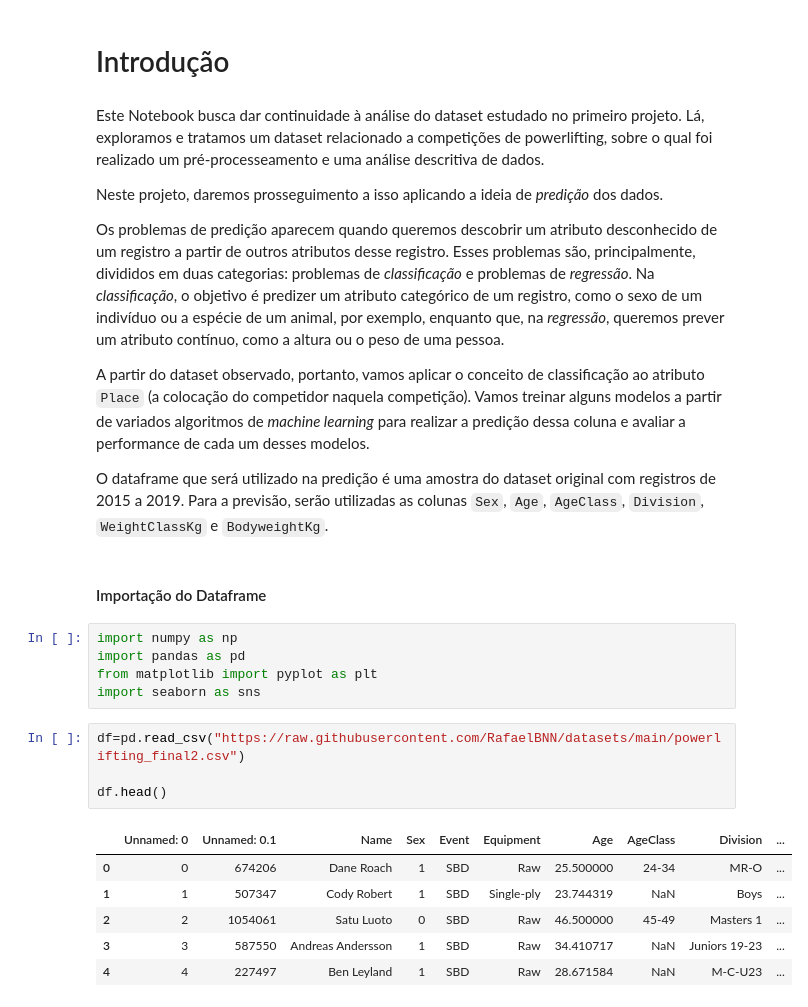
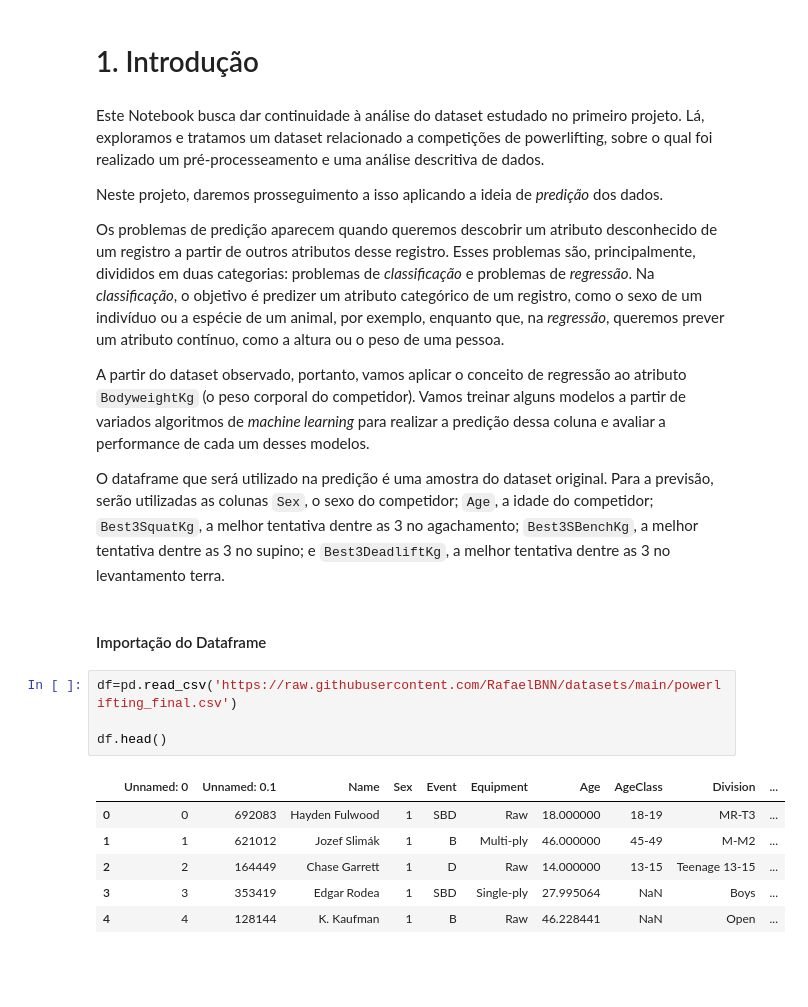
Before and after one commit to RafaelBNN/if697, a Jupyter notebook: Projeto_2_IF697.ipynb, the cells around one changed output. Drawn from its saved outputs; the diff is of its cells as text; blank space fills up the shorter version.

```diff
--- a/Projeto_2_IF697.ipynb
+++ b/Projeto_2_IF697.ipynb
@@ -17,5 +30,5 @@ Dessa forma, vamos utilizar os anos de 2015 a 2018 para *training* e *validation
 # %% [markdown]
-# Introdução
+# 1. Introdução
 # %% [markdown]
 Este Notebook busca dar continuidade à análise do dataset estudado no primeiro projeto. Lá, exploramos e tratamos um dataset relacionado a competições de powerlifting, sobre o qual foi realizado um pré-processeamento e uma análise descritiva de dados.
 
@@ -23,24 +36,19 @@ Neste projeto, daremos prosseguimento a isso aplicando a ideia de *predição* d
 
 Os problemas de predição aparecem quando queremos descobrir um atributo desconhecido de um registro a partir de outros atributos desse registro. Esses problemas são, principalmente, divididos em duas categorias: problemas de *classificação* e problemas de *regressão*. Na *classificação*, o objetivo é predizer um atributo categórico de um registro, como o sexo de um indivíduo ou a espécie de um animal, por exemplo, enquanto que, na *regressão*, queremos prever um atributo contínuo, como a altura ou o peso de uma pessoa.
 
-A partir do dataset observado, portanto, vamos aplicar o conceito de classificação ao atributo `Place` (a colocação do competidor naquela competição). Vamos treinar alguns modelos a partir de variados algoritmos de *machine learning* para realizar a predição dessa coluna e avaliar a performance de cada um desses modelos.
+A partir do dataset observado, portanto, vamos aplicar o conceito de regressão ao atributo `BodyweightKg` (o peso corporal do competidor). Vamos treinar alguns modelos a partir de variados algoritmos de *machine learning* para realizar a predição dessa coluna e avaliar a performance de cada um desses modelos.
 
-O dataframe que será utilizado na predição é uma amostra do dataset original com registros de 2015 a 2019. Para a previsão, serão utilizadas as colunas `Sex`, `Age`, `AgeClass`, `Division`, `WeightClassKg` e `BodyweightKg`.
+O dataframe que será utilizado na predição é uma amostra do dataset original. Para a previsão, serão utilizadas as colunas `Sex`, o sexo do competidor; `Age`, a idade do competidor; `Best3SquatKg`, a melhor tentativa dentre as 3 no agachamento; `Best3SBenchKg`, a melhor tentativa dentre as 3 no supino; e `Best3DeadliftKg`, a melhor tentativa dentre as 3 no levantamento terra.
 # %% [markdown]
 #### Importação do Dataframe
-# %%
-import numpy as np
-import pandas as pd
-from matplotlib import pyplot as plt
-import seaborn as sns
 # %%
-df=pd.read_csv("https://raw.githubusercontent.com/RafaelBNN/datasets/main/powerlifting_final2.csv")
+df=pd.read_csv('https://raw.githubusercontent.com/RafaelBNN/datasets/main/powerlifting_final.csv')
 
 df.head()
 # %% [output]
 |  | Unnamed: 0 | Unnamed: 0.1 | Name | Sex | Event | Equipment | Age | AgeClass | Division | ... |
-| 0 | 0 | 674206 | Dane Roach | 1 | SBD | Raw | 25.500000 | 24-34 | MR-O | ... |
-| 1 | 1 | 507347 | Cody Robert | 1 | SBD | Single-ply | 23.744319 | NaN | Boys | ... |
-| 2 | 2 | 1054061 | Satu Luoto | 0 | SBD | Raw | 46.500000 | 45-49 | Masters 1 | ... |
-| 3 | 3 | 587550 | Andreas Andersson | 1 | SBD | Raw | 34.410717 | NaN | Juniors 19-23 | ... |
-| 4 | 4 | 227497 | Ben Leyland | 1 | SBD | Raw | 28.671584 | NaN | M-C-U23 | ... |
+| 0 | 0 | 692083 | Hayden Fulwood | 1 | SBD | Raw | 18.000000 | 18-19 | MR-T3 | ... |
+| 1 | 1 | 621012 | Jozef Slimák | 1 | B | Multi-ply | 46.000000 | 45-49 | M-M2 | ... |
+| 2 | 2 | 164449 | Chase Garrett | 1 | D | Raw | 14.000000 | 13-15 | Teenage 13-15 | ... |
+| 3 | 3 | 353419 | Edgar Rodea | 1 | SBD | Single-ply | 27.995064 | NaN | Boys | ... |
+| 4 | 4 | 128144 | K. Kaufman | 1 | B | Raw | 46.228441 | NaN | Open | ... |
```
Also changed, not shown: parts of 91 cells of this notebook.
